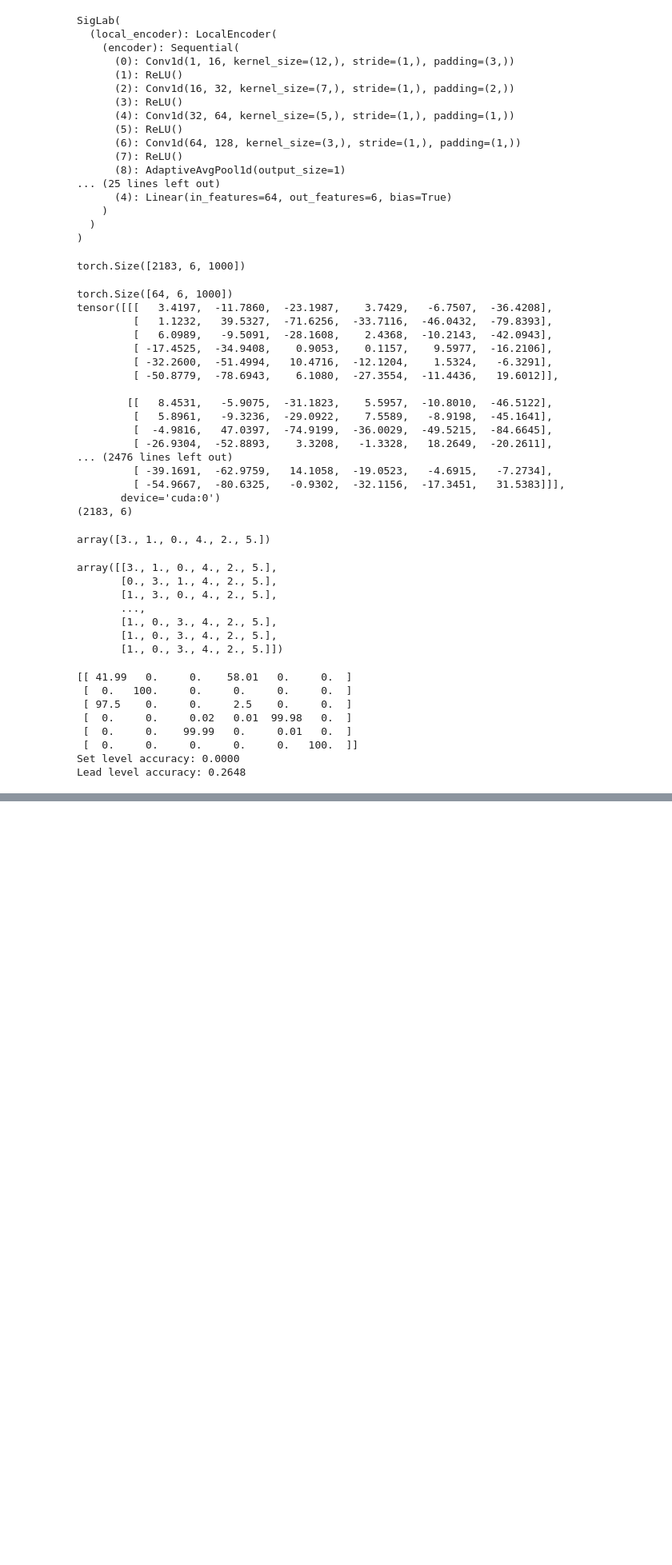
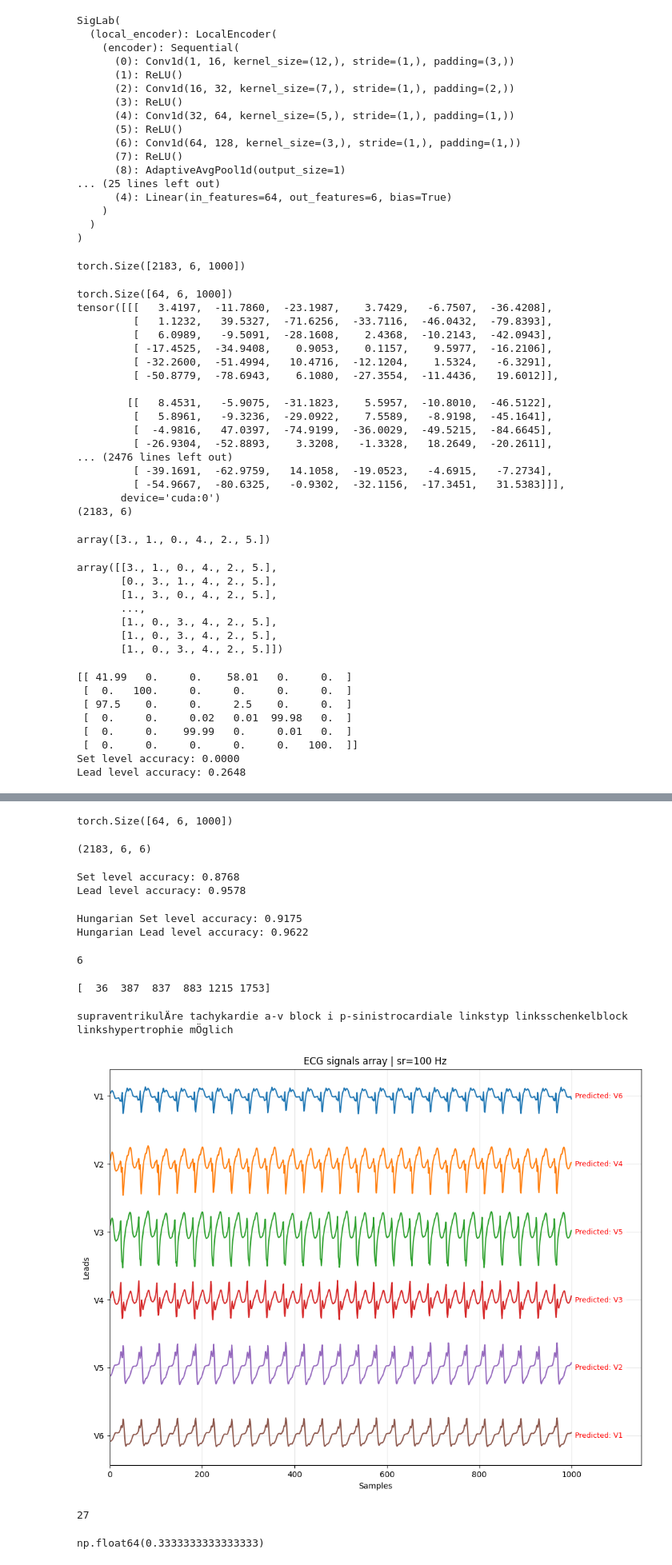
Before and after one commit to Nateml/bachelors_thesis, a Jupyter notebook: notebooks/exploratory/model_analysis.ipynb, the cells around one changed output, grey strips where cells are left out. Shown at 80% size. Saved outputs shown, nothing was run; the diff lists cells and outputs as text; code cells hidden in the pictures; blank space fills up the shorter version.

```diff
--- a/notebooks/exploratory/model_analysis.ipynb
+++ b/notebooks/exploratory/model_analysis.ipynb
@@ -1215,0 +1247,80 @@ Lead level accuracy: 0.2648
+# %%
+model.eval()
+logits = np.zeros((len(dataset), 6, 6))
+for idx, batch in enumerate(dataloader):
+    # Move the batch to the GPU
+    batch = batch.to('cuda')
+
+    if idx == 0:
+        print(batch.shape)
+
+    # Make predictions
+    with torch.no_grad():
+        _, these_logits = model(batch)
+        logits[(idx * batch_size):(idx * batch_size + batch_size)] = these_logits.cpu().numpy()
+
+logits.shape
+# %% [output]
+torch.Size([64, 6, 1000])
+(2183, 6, 6)
+# %%
+# Calculate model accuracy
+targets = torch.arange(6, device=logits[0].device).expand(2183, -1)
+
+# Convert logits to tensor
+if isinstance(logits, np.ndarray):
+    logits = torch.from_numpy(logits).float()
+
+# convert logits to probabilities
+probs = torch.nn.functional.softmax(logits, dim=2)
+
+# accuracy
+set_acc = set_level_accuracy(logits=logits.cpu().numpy(), targets=targets.cpu().numpy())
+lead_acc = lead_level_accuracy(logits=logits.cpu().numpy(), targets=targets.cpu().numpy())
+print(f"Set level accuracy: {set_acc:.4f}")
+print(f"Lead level accuracy: {lead_acc:.4f}")
+# %% [output]
+Set level accuracy: 0.8768
+Lead level accuracy: 0.9578
+# %%
+# Calculate hungarian accuracy
+hungarian_preds = hungarian_predictions(logits)
+hungarian_set_acc = set_level_accuracy(predictions=hungarian_preds, targets=targets.cpu().numpy())
+hungarian_lead_acc = lead_level_accuracy(predictions=hungarian_preds, targets=targets.cpu().numpy())
+print(f"Hungarian Set level accuracy: {hungarian_set_acc:.4f}")
+print(f"Hungarian Lead level accuracy: {hungarian_lead_acc:.4f}")
+# %% [output]
+Hungarian Set level accuracy: 0.9175
+Hungarian Lead level accuracy: 0.9622
+# %%
+# Find outliers
+mistake_mask = hungarian_preds != targets.cpu().numpy()
+mistake_counts = mistake_mask.sum(axis=1)
+wrongness_thresh = 6
+wrong_hungarian = np.where(mistake_counts >= wrongness_thresh)[0]
+len(wrong_hungarian)
+# %% [output]
+6
+# %%
+print(wrong_hungarian)
+# %% [output]
+[  36  387  837  883 1215 1753]
+# %%
+idx = wrong_hungarian[2]
+signals = val_data_filtered[idx].cpu().numpy()
+str_predictions = [PRECORDIAL_LEAD_NAMES[p] for p in hungarian_preds[idx]]
+plot_ecg(signals, sampling_rate=100, predictions=str_predictions)
+print(meta.iloc[idx].report)
+# %% [output]
+supraventrikulÄre tachykardie a-v block i p-sinistrocardiale linkstyp linksschenkelblock linkshypertrophie mÖglich
+[figure, added]
+# %%
+# Calculate accuracy on pacemaker samples
+pacemaker_idx = np.where(meta["present_codes"].apply(lambda x: "PACE" in x))[0]
+print(len(pacemaker_idx))
+
+pacemaker_acc = set_level_accuracy(predictions=hungarian_preds[pacemaker_idx])
+pacemaker_acc
+# %% [output]
+27
+np.float64(0.3333333333333333)
```
Also changed, not shown: parts of 11 cells of this notebook, 8 other files.
